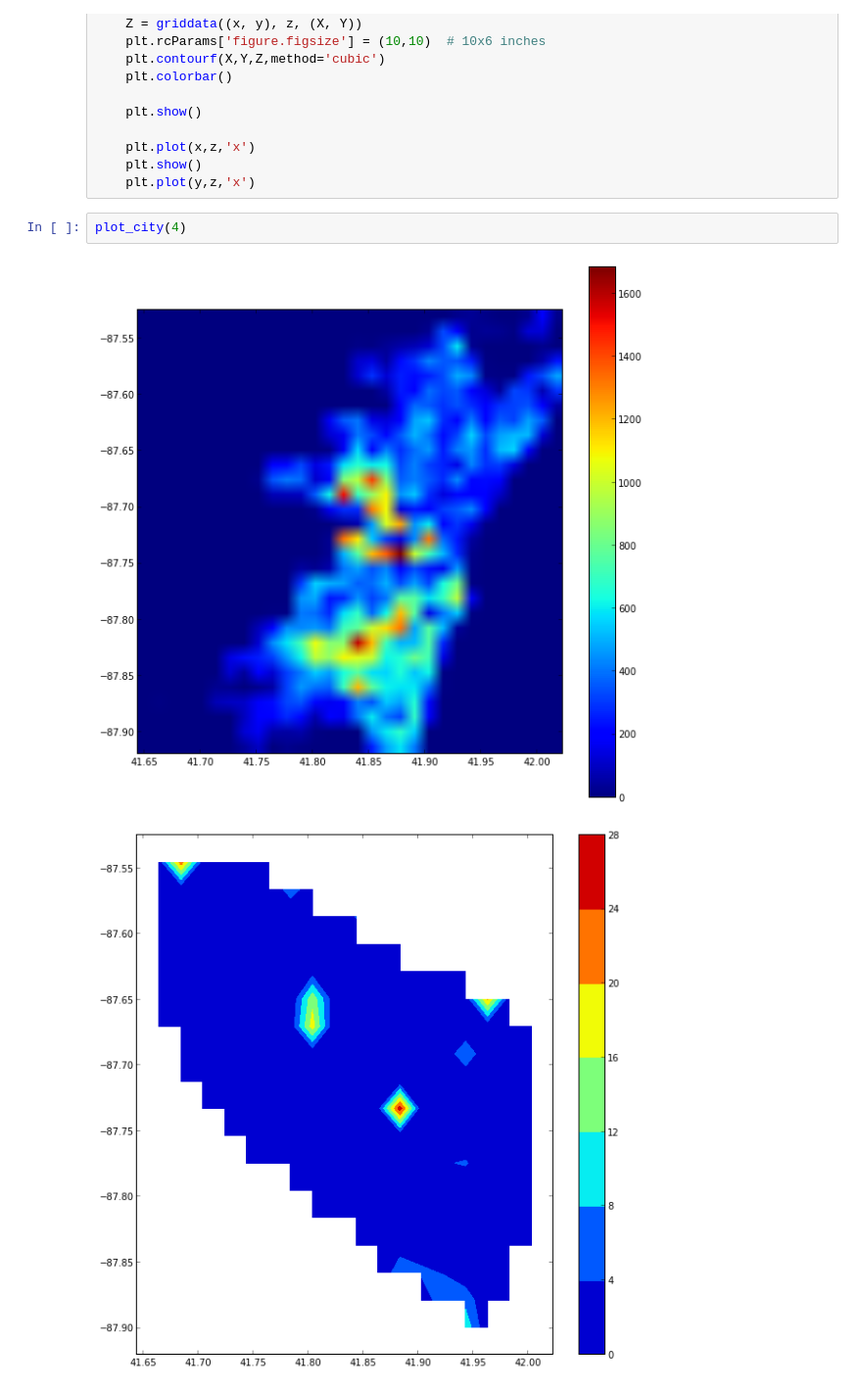
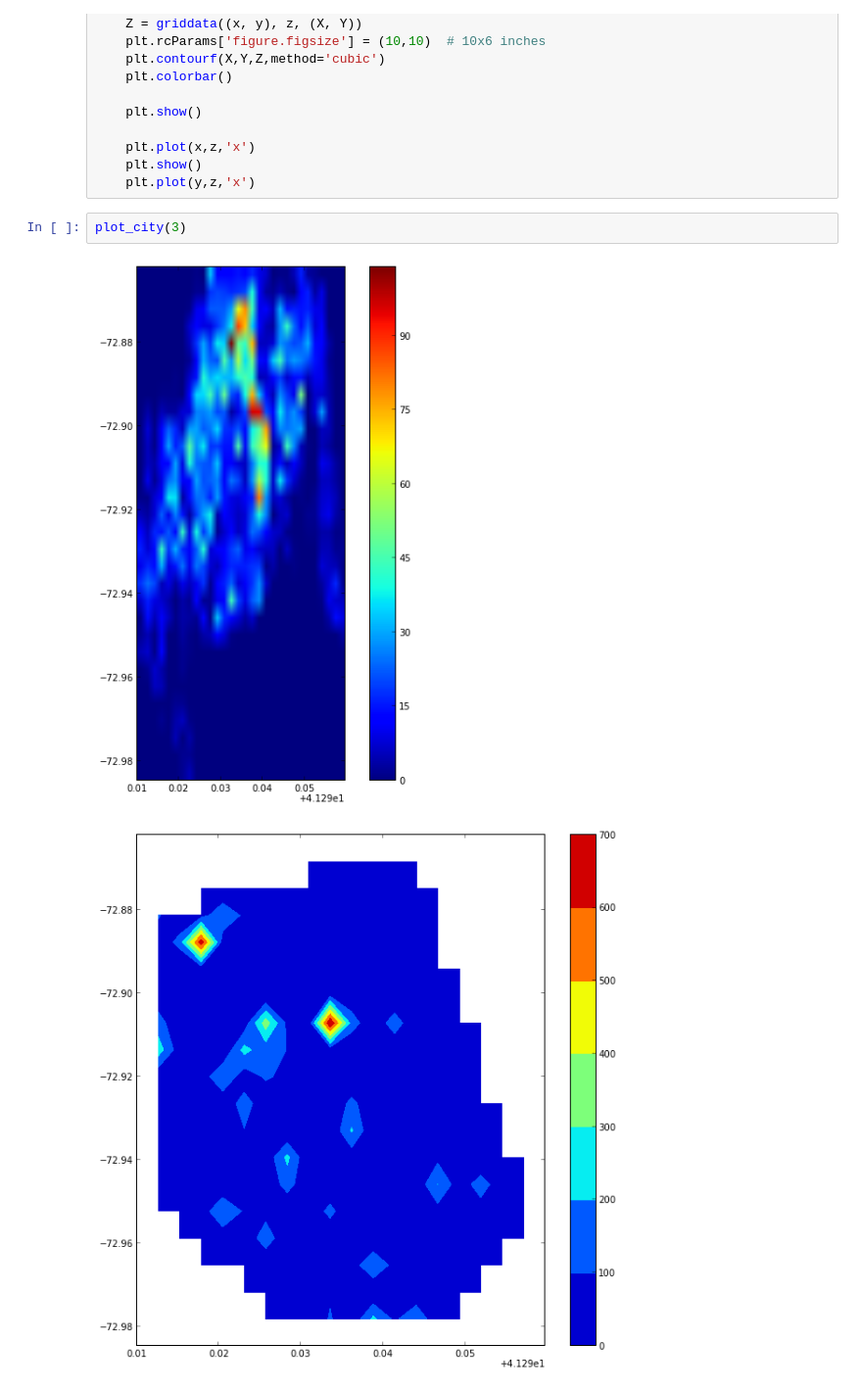
Before and after one commit to vellamike/311, a Jupyter notebook: 311 plots.ipynb, the cells around one changed output. Shown at 98% size. Drawn from its saved outputs; the diff is of its cells as text.

Commit message:
new plots

```diff
--- a/311 plots.ipynb
+++ b/311 plots.ipynb
@@ -49,7 +49,7 @@ def plot_city(city_num):
     plt.show()
     plt.plot(y,z,'x')
 # %%
-plot_city(4)
+plot_city(3)
 # %% [output]
-[figure, old version]
+[figure, new version]
-[figure, old version]
+[figure, new version]
```
Also changed, not shown: parts of 9 cells of this notebook.
